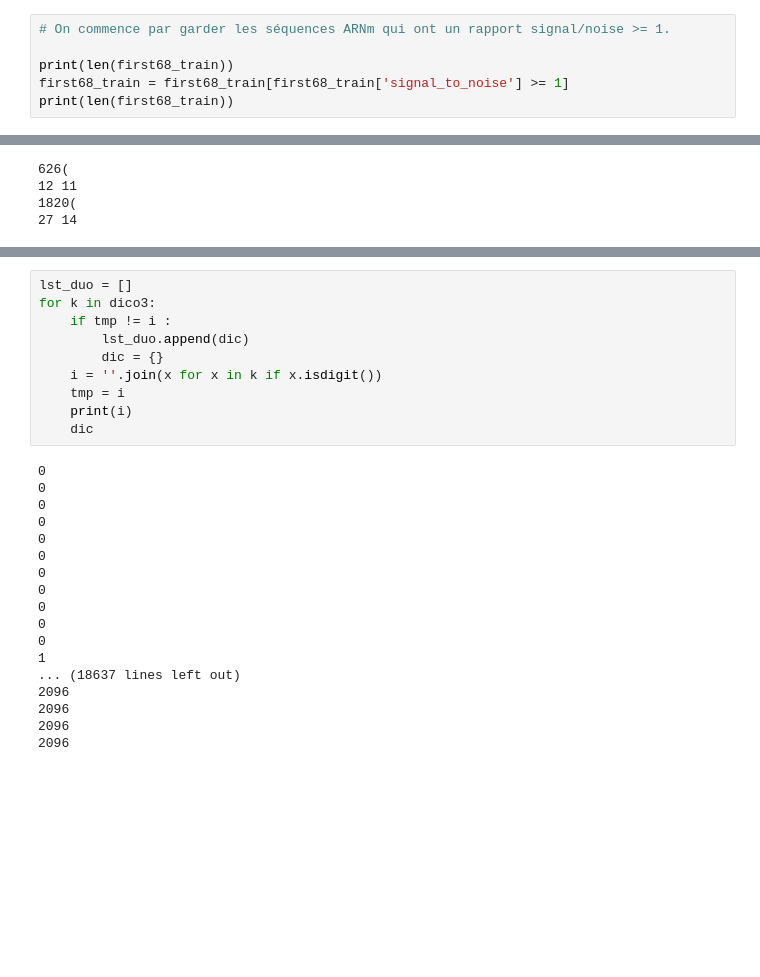
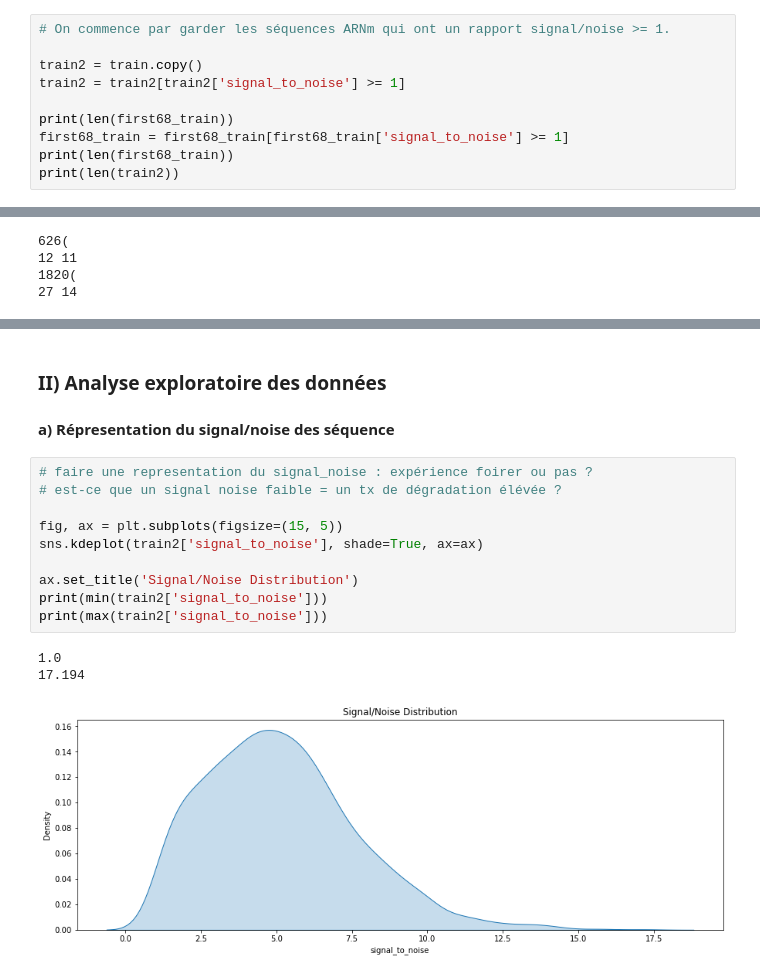
Before and after one commit to Sawzen/OpenVaccine-COVID-19-mRNA-Vaccine-Degradation-Prediction, a Jupyter notebook: Kaggle_New_Version.ipynb, the cells around one changed output, grey strips where cells are left out. Drawn from its saved outputs; the diff is of its cells as text; blank space fills up the shorter version.

Commit message:
Analyse exploratoire des donnée : representation sous forme d'hisotgramme des variables à décrire

```diff
--- a/Kaggle_New_Version.ipynb
+++ b/Kaggle_New_Version.ipynb
@@ -61,9 +65,13 @@ print(len(last68_train.iloc[1,2]))
 # %%
 # On commence par garder les séquences ARNm qui ont un rapport signal/noise >= 1.
+
+train2 = train.copy()
+train2 = train2[train2['signal_to_noise'] >= 1]
 
 print(len(first68_train))
 first68_train = first68_train[first68_train['signal_to_noise'] >= 1]
 print(len(first68_train))
+print(len(train2))
 # %% [output]
 2400
 2097
@@ -334,28 +311,17 @@ dico3
-# %%
-lst_duo = []
-for k in dico3:
-    if tmp != i :
-        lst_duo.append(dic)
-        dic = {}
-    i = ''.join(x for x in k if x.isdigit())
-    tmp = i
-    print(i)
-    dic
-# %% [output]
-0
-0
-0
-0
-0
-0
-0
-0
-0
-0
-0
-1
-... (18637 lines left out)
-2096
-2096
-2096
-2096
+# %% [markdown]
+### II) Analyse exploratoire des données
+#### a) Répresentation du signal/noise des séquence
+# %%
+# faire une representation du signal_noise : expérience foirer ou pas ?
+# est-ce que un signal noise faible = un tx de dégradation élévée ?
+
+fig, ax = plt.subplots(figsize=(15, 5))
+sns.kdeplot(train2['signal_to_noise'], shade=True, ax=ax)
+
+ax.set_title('Signal/Noise Distribution')
+print(min(train2['signal_to_noise']))
+print(max(train2['signal_to_noise']))
+# %% [output]
+1.0
+17.194
+[figure, added]
```
Also changed, not shown: parts of 24 cells of this notebook.
